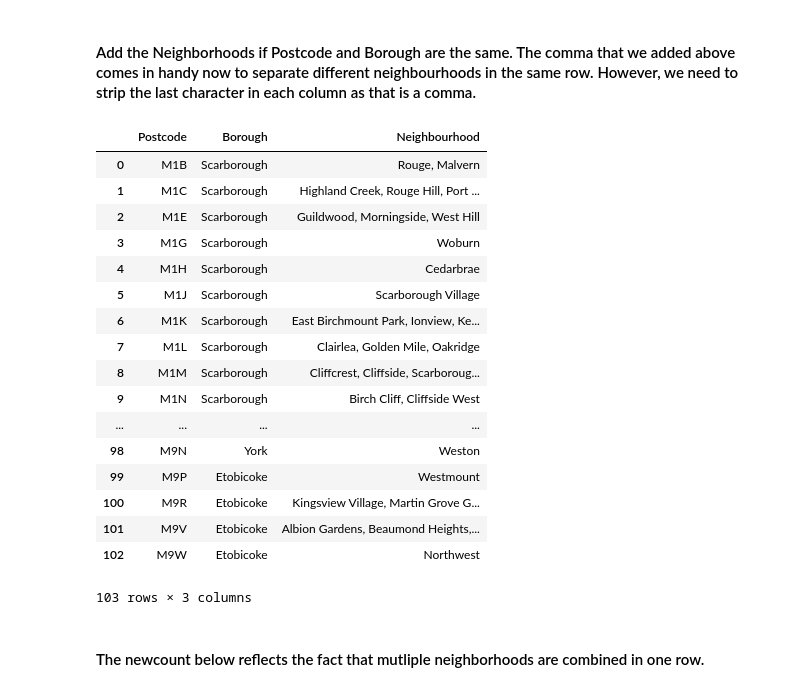
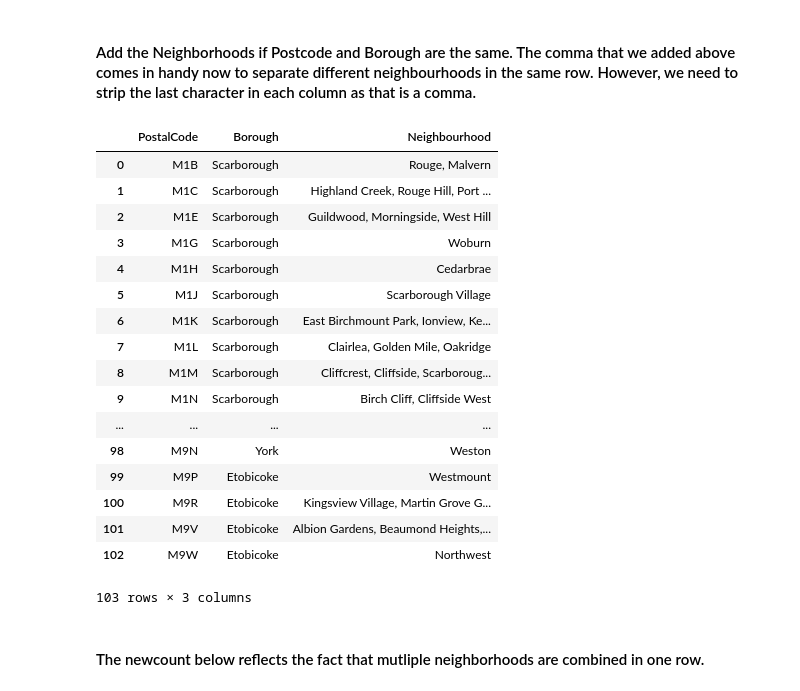
Before and after one commit to sudheergithub/Coursera-Data-Science-Capstone, a Jupyter notebook: Week 3 Segmenting and Clustering Assignment.ipynb, the cells around one changed output. Saved outputs shown, nothing was run; the diff lists cells and outputs as text; code cells hidden in the pictures.

```diff
--- a/Week 3 Segmenting and Clustering Assignment.ipynb
+++ b/Week 3 Segmenting and Clustering Assignment.ipynb
@@ -42,7 +23,7 @@ for rows in table.find_all('tr'):
 # %% [markdown]
 #### Now, I am reading list I collected above into a data frame and assigning column names. Delete the empty rows and the one row that has column names. I am also dropping all rows where Borough is 'Not assigned'
 # %%
-df = pd.DataFrame(RowList, columns=['empty', 'Postcode','Borough','Neighbourhood','empty2'])
+df = pd.DataFrame(RowList, columns=['empty', 'PostalCode','Borough','Neighbourhood','empty2'])
 df.drop(columns=['empty','empty2'], inplace=True)
 df.drop(0, inplace=True)
 df.drop(df[df.Borough=='Not assigned, '].index, axis=0, inplace=True)
@@ -54,5 +55,5 @@ df.shape
 # %%
-df.loc[df['Neighbourhood'] == 'Not assigned', 'Neighbourhood'] = df['Borough']
+df.loc[df['Neighbourhood'] == 'Not assigned, ', 'Neighbourhood'] = df['Borough']
 # %% [markdown]
 #### Search for 'Not Assigned' Neighborhood and confirm it returns no results
 # %%
@@ -78,15 +79,15 @@ Name: Neighbourhood, Length: 212, dtype: object
 # %% [markdown]
 #### Add the Neighborhoods if Postcode and Borough are the same. The comma that we added above comes in handy now to separate different neighbourhoods in the same row. However, we need to strip the last character in each column as that is a comma.
 # %%
-Groupbydf = df.groupby(['Postcode','Borough']).sum()
-newdf=Groupbydf.reset_index()
-newdf.Postcode= newdf.Postcode.apply(lambda x: x[:-2])
+newdf = df.groupby(['PostalCode','Borough']).sum()
+newdf=newdf.reset_index()
+newdf.PostalCode = newdf.PostalCode.apply(lambda x:x[:-2])
 newdf.Borough = newdf.Borough.apply(lambda x: x[:-2])
 newdf.Neighbourhood = newdf.Neighbourhood.apply(lambda x: x[:-2])
 
 newdf
 # %% [output]
-|  | Postcode | Borough | Neighbourhood |
+|  | PostalCode | Borough | Neighbourhood |
 | 0 | M1B | Scarborough | Rouge, Malvern |
 | 1 | M1C | Scarborough | Highland Creek, Rouge Hill, Port ... |
 | 2 | M1E | Scarborough | Guildwood, Morningside, West Hill |
```
Also changed, not shown: parts of 24 cells of this notebook.
